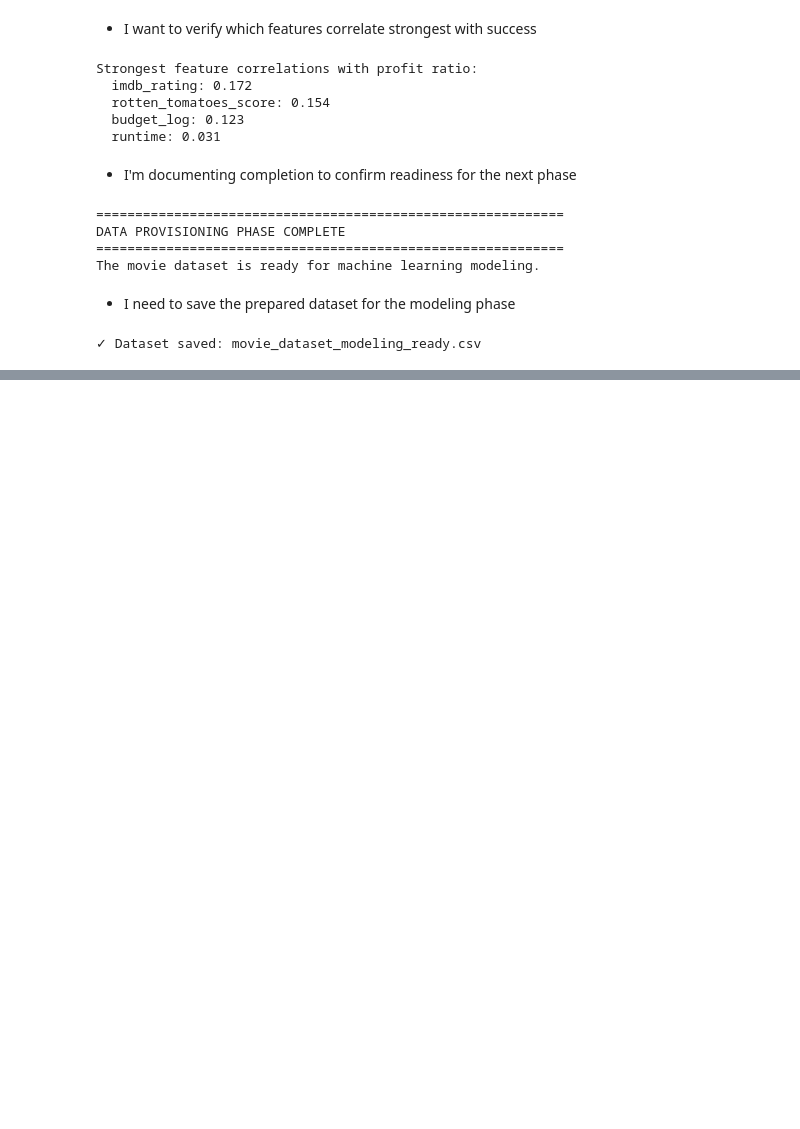
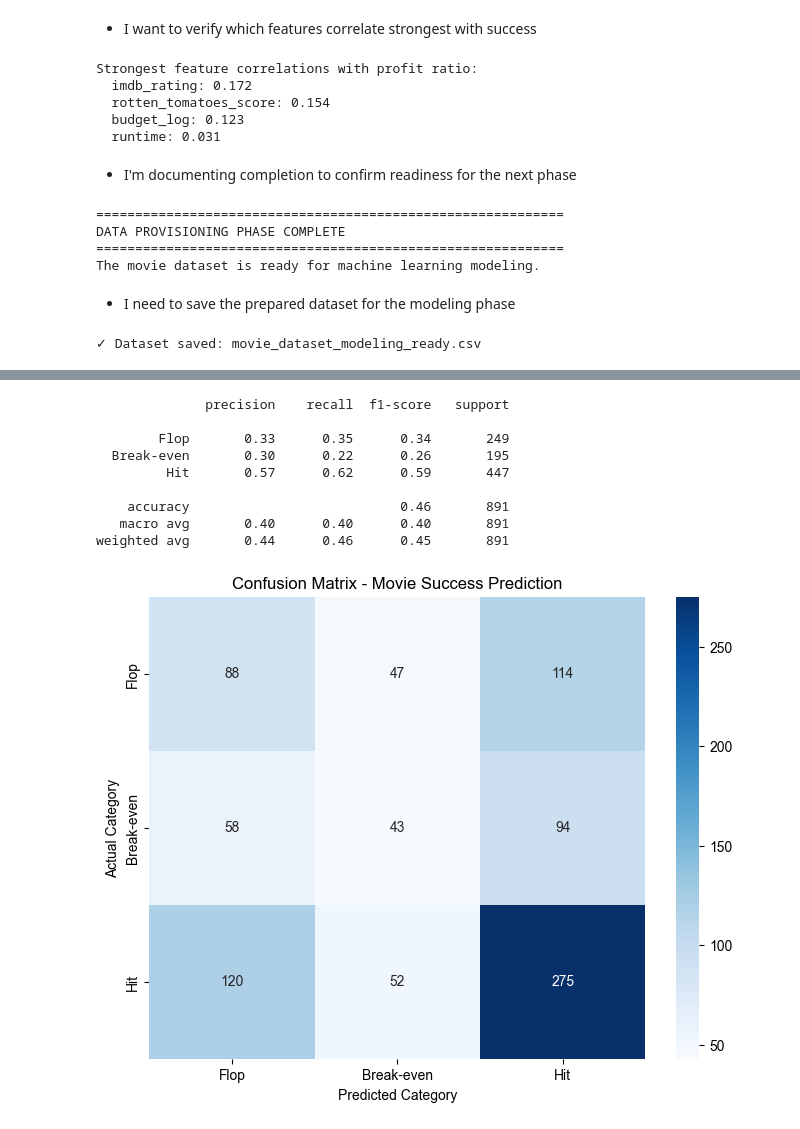
Before and after one commit to AntonDesigns/AI-ML-and-Data, a Jupyter notebook: AI ML Data/Project/Data Provisioning/Data-Provisioning.ipynb, the cells around one changed output, grey strips where cells are left out. Cells and saved outputs as stored; diff of their text form; code cells hidden in the pictures; blank space fills up the shorter version.

Commit message:
Added Modeling into my Data Provisioning
- Add multiple data phases into my provisioning

```diff
--- a/AI ML Data/Project/Data Provisioning/Data-Provisioning.ipynb
+++ b/AI ML Data/Project/Data Provisioning/Data-Provisioning.ipynb
@@ -338,0 +448,3 @@ print(f"\n✓ Dataset saved: {output_filename}")
+# %%
+encoder = LabelEncoder()
+df["success_encoded"] = encoder.fit_transform(df["success_category"])
@@ -338,0 +490,18 @@ print(f"\n✓ Dataset saved: {output_filename}")
+# %%
+scaler = StandardScaler()
+X_train_scaled = scaler.fit_transform(X_train)
+X_test_scaled = scaler.transform(X_test)
+
+# Important: I'm fitting the scaler only on training data and then transforming test data.
+# From the iris assignment, I learned this prevents "data leakage" - if I fit on all data,
+# the test set would influence the scaling parameters and give unrealistically high accuracy.
+
+model = KNeighborsClassifier()
+model.fit(X_train_scaled, y_train)
+
+score = model.score(X_test_scaled, y_test)
+print("Accuracy:", score)
+
+# Comparing to random baseline - with 3 success categories (Flop, Break-even, Hit),
+# random guessing would achieve 33.3% accuracy. From the SVM assignment, I learned
+# that showing improvement over random baseline proves the model learned something useful.
@@ -338,0 +526,34 @@ print(f"\n✓ Dataset saved: {output_filename}")
+# %%
+predictions = model.predict(X_test_scaled)
+
+report = classification_report(y_test, predictions, target_names=['Flop', 'Break-even', 'Hit'])
+print(report)
+
+# Confusion matrix visualization helps me see exactly where the model makes mistakes.
+# From the SVM assignment, I learned that visualizing the confusion matrix reveals
+# patterns - like when similar-looking classes get confused (yellow Pokemon vs yellow
+# Pokemon). For movies, this shows if the model confuses Flops with Break-even movies,
+# which would be critical for investment decisions. The diagonal shows correct predictions,
+# off-diagonal shows misclassifications.
+
+cm = confusion_matrix(y_test, predictions)
+
+plt.figure(figsize=(8, 6))
+sns.heatmap(cm, annot=True, fmt='d', cmap='Blues',
+            xticklabels=['Flop', 'Break-even', 'Hit'],
+            yticklabels=['Flop', 'Break-even', 'Hit'])
+plt.title('Confusion Matrix - Movie Success Prediction')
+plt.xlabel('Predicted Category')
+plt.ylabel('Actual Category')
+plt.show()
+# %% [output]
+              precision    recall  f1-score   support
+
+        Flop       0.33      0.35      0.34       249
+  Break-even       0.30      0.22      0.26       195
+         Hit       0.57      0.62      0.59       447
+
+    accuracy                           0.46       891
+   macro avg       0.40      0.40      0.40       891
+weighted avg       0.44      0.46      0.45       891
+[figure, added]
```
Also changed, not shown: parts of 26 cells of this notebook.
